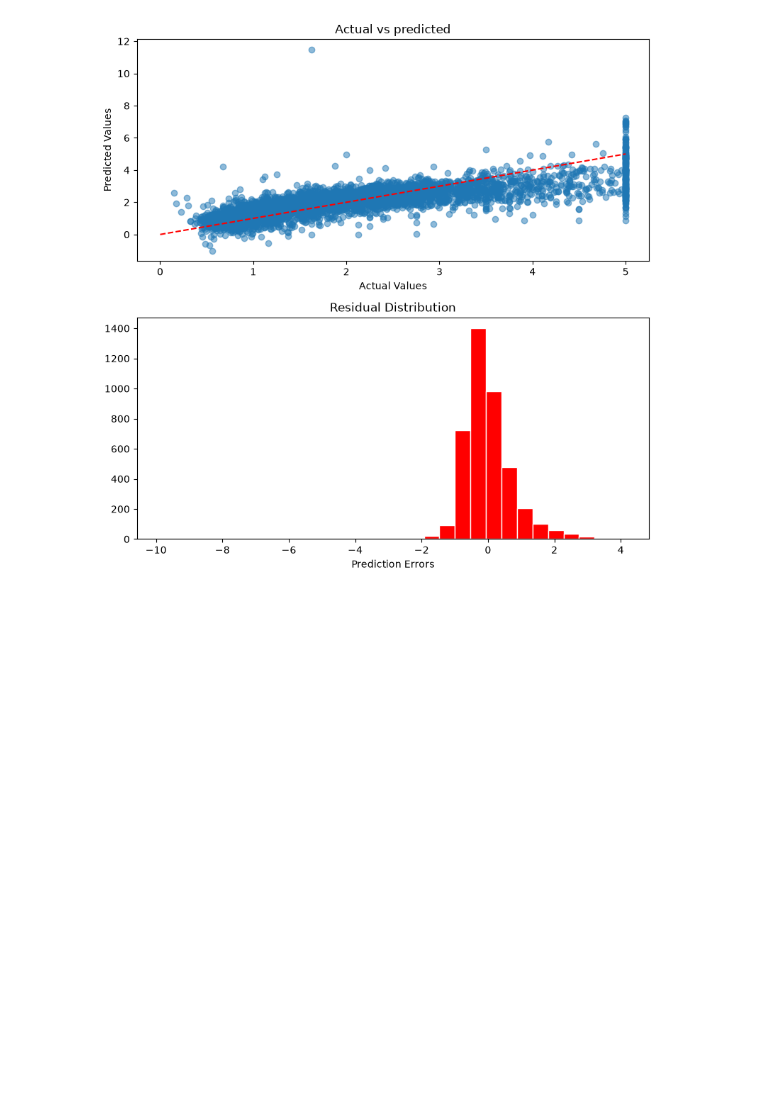
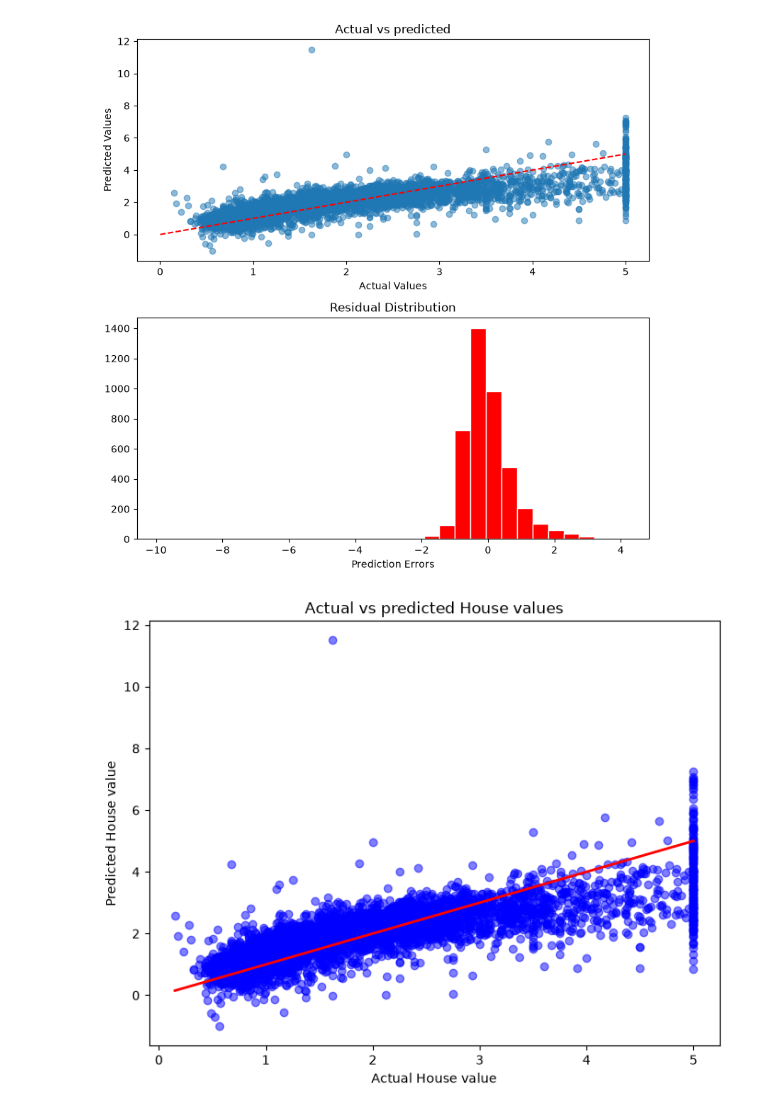
Before and after one commit to prathamesh-6099/aiml, a Jupyter notebook: pt3.ipynb, the cells around one changed output. Cells and saved outputs as stored; diff of their text form; code cells hidden in the pictures; blank space fills up the shorter version.

```diff
--- a/pt3.ipynb
+++ b/pt3.ipynb
@@ -63,3 +98,15 @@ pt.tight_layout()
 pt.show()
 # %% [output]
 [figure]
+# %%
+plt.figure(figsize=(8,6))
+plt.scatter(yt,yp, color='blue', alpha=0.5)
+
+plt.plot([yt.min(), yt.max()], [yt.min(), yt.max()], color="red", linewidth=2)
+
+plt.xlabel("Actual House value")
+plt.ylabel("Predicted House value")
+plt.title("Actual vs predicted House values")
+plt.show()
+# %% [output]
+[figure, added]
```
Also changed, not shown: parts of 4 cells of this notebook, 4 other files.
